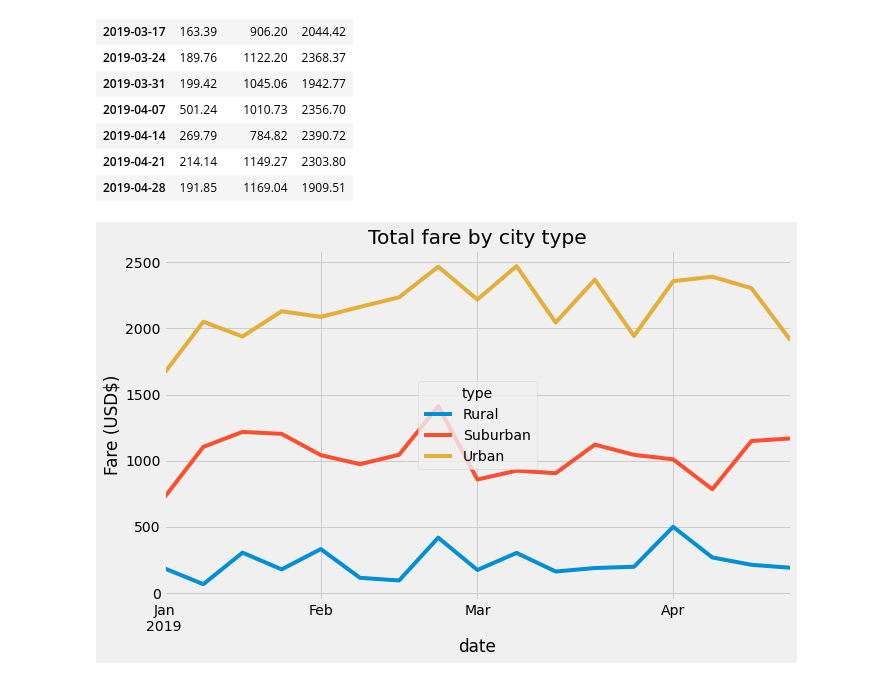
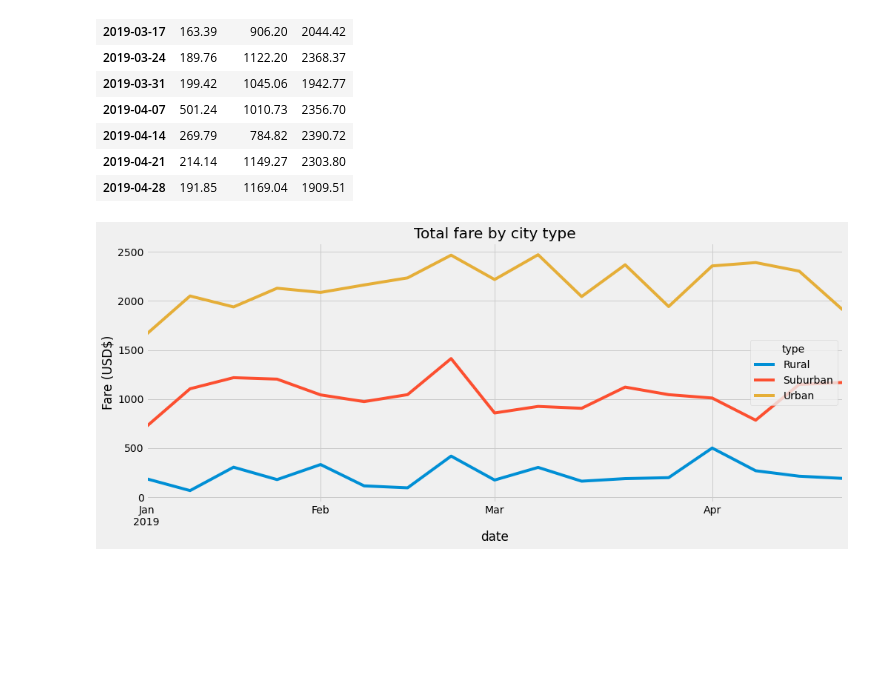
Before and after one commit to elhamamini/PyBer_Analysis, a Jupyter notebook: PyBer_Challenge.ipynb, the cells around one changed output. Drawn from its saved outputs; the diff is of its cells as text; code cells hidden in the pictures; blank space fills up the shorter version.

```diff
--- a/PyBer_Challenge.ipynb
+++ b/PyBer_Challenge.ipynb
@@ -268,15 +270,15 @@ fares_for_week
 # %%
 # 8. Using the object-oriented interface method, plot the resample DataFrame using the df.plot() function.
 
-fares_for_week.plot(figsize=(10,6))
+fares_for_week.plot(figsize=(15,6))
 plt.ylabel("Fare (USD$)")
 plt.title("Total fare by city type")
 
 # Import the style from Matplotlib.
 from matplotlib import style
 # Use the graph style fivethirtyeight.
 style.use('fivethirtyeight')
 
 plt.savefig("analysis/PyBer_fare_summary.png")
 # %% [output]
-[figure, old version]
+[figure, new version]
```
Also changed, not shown: parts of 1 cell of this notebook, 46 other files.
